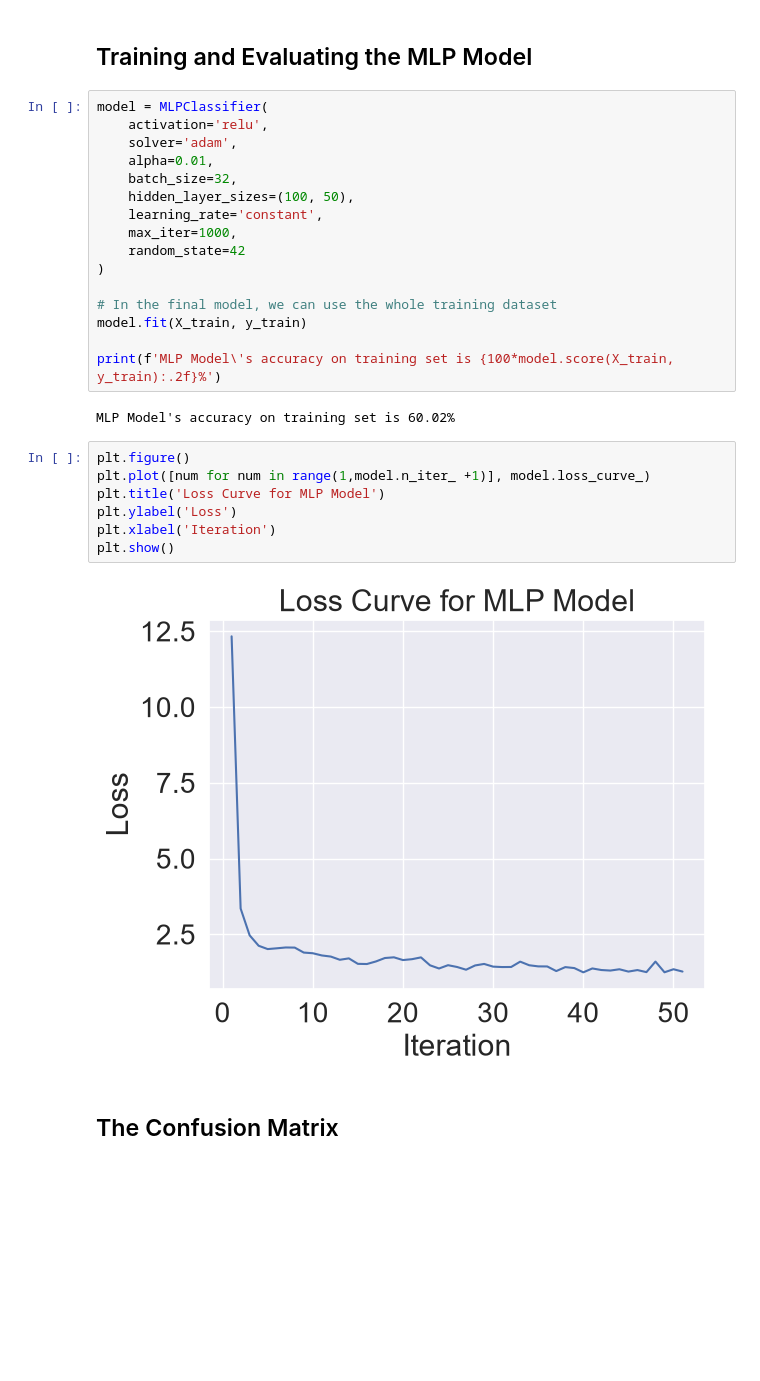
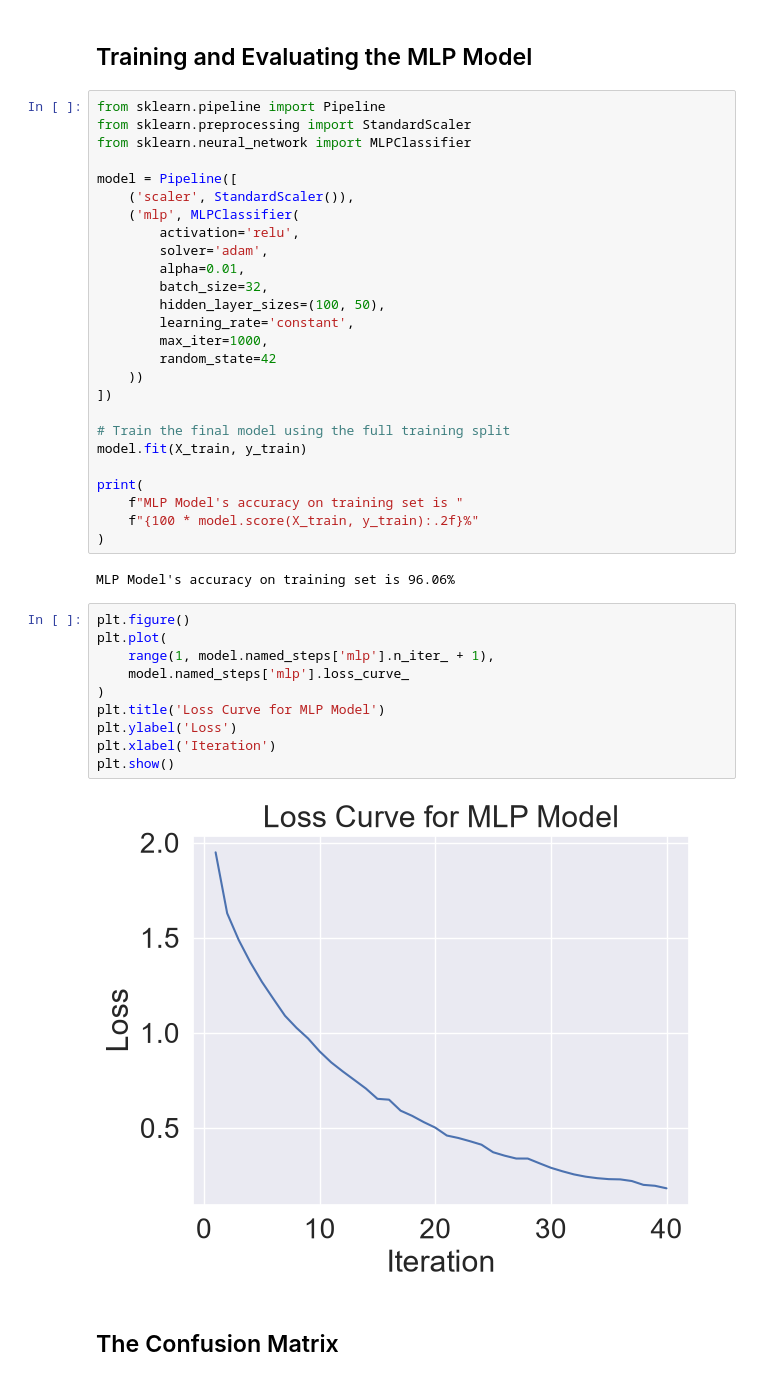
Before and after one commit to gurnisha-rehal/Week4-NeuralNetworks, a Jupyter notebook: Week4__Neural_Networks.ipynb, the cells around one changed output. Drawn from its saved outputs; the diff is of its cells as text; blank space fills up the shorter version.

```diff
--- a/Week4__Neural_Networks.ipynb
+++ b/Week4__Neural_Networks.ipynb
@@ -1151,32 +1150,45 @@ Best cross-validation accuracy: 59.08%
 # %% [markdown]
 ## Training and Evaluating the MLP Model
 # %%
-model = MLPClassifier(
-    activation='relu',
-    solver='adam',
-    alpha=0.01,
-    batch_size=32,
-    hidden_layer_sizes=(100, 50),
-    learning_rate='constant',
-    max_iter=1000,
-    random_state=42
-)
+from sklearn.pipeline import Pipeline
+from sklearn.preprocessing import StandardScaler
+from sklearn.neural_network import MLPClassifier
 
-# In the final model, we can use the whole training dataset
+model = Pipeline([
+    ('scaler', StandardScaler()),
+    ('mlp', MLPClassifier(
+        activation='relu',
+        solver='adam',
+        alpha=0.01,
+        batch_size=32,
+        hidden_layer_sizes=(100, 50),
+        learning_rate='constant',
+        max_iter=1000,
+        random_state=42
+    ))
+])
+
+# Train the final model using the full training split
 model.fit(X_train, y_train)
 
-print(f'MLP Model\'s accuracy on training set is {100*model.score(X_train, y_train):.2f}%')
+print(
+    f"MLP Model's accuracy on training set is "
+    f"{100 * model.score(X_train, y_train):.2f}%"
+)
 # %% [output]
-MLP Model's accuracy on training set is 60.02%
+MLP Model's accuracy on training set is 96.06%
 # %%
 plt.figure()
-plt.plot([num for num in range(1,model.n_iter_ +1)], model.loss_curve_)
+plt.plot(
+    range(1, model.named_steps['mlp'].n_iter_ + 1),
+    model.named_steps['mlp'].loss_curve_
+)
 plt.title('Loss Curve for MLP Model')
 plt.ylabel('Loss')
 plt.xlabel('Iteration')
 plt.show()
 # %% [output]
-[figure, old version]
+[figure, new version]
 # %% [markdown]
 ## The Confusion Matrix
 # %%
```
Also changed, not shown: parts of 1 cell of this notebook.
